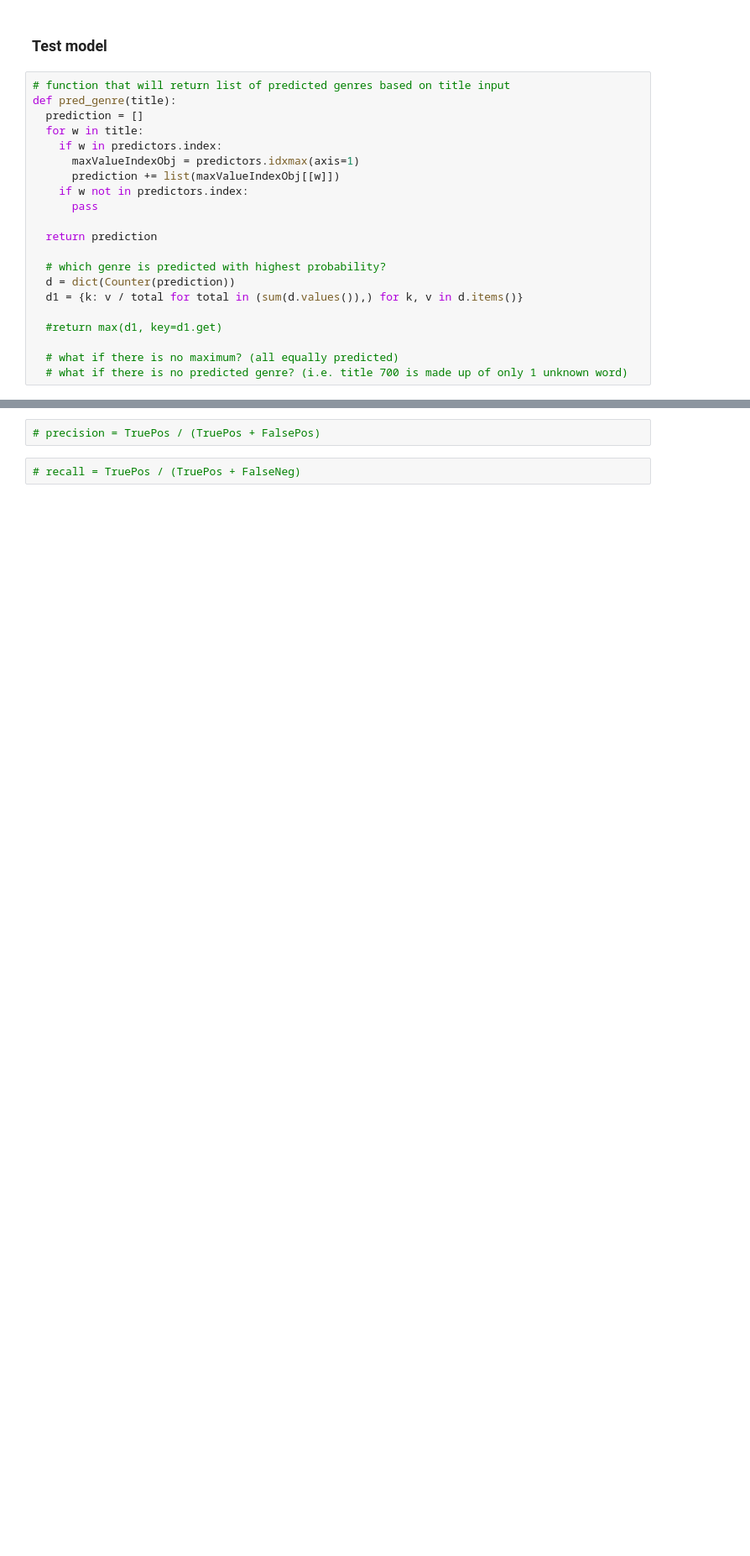
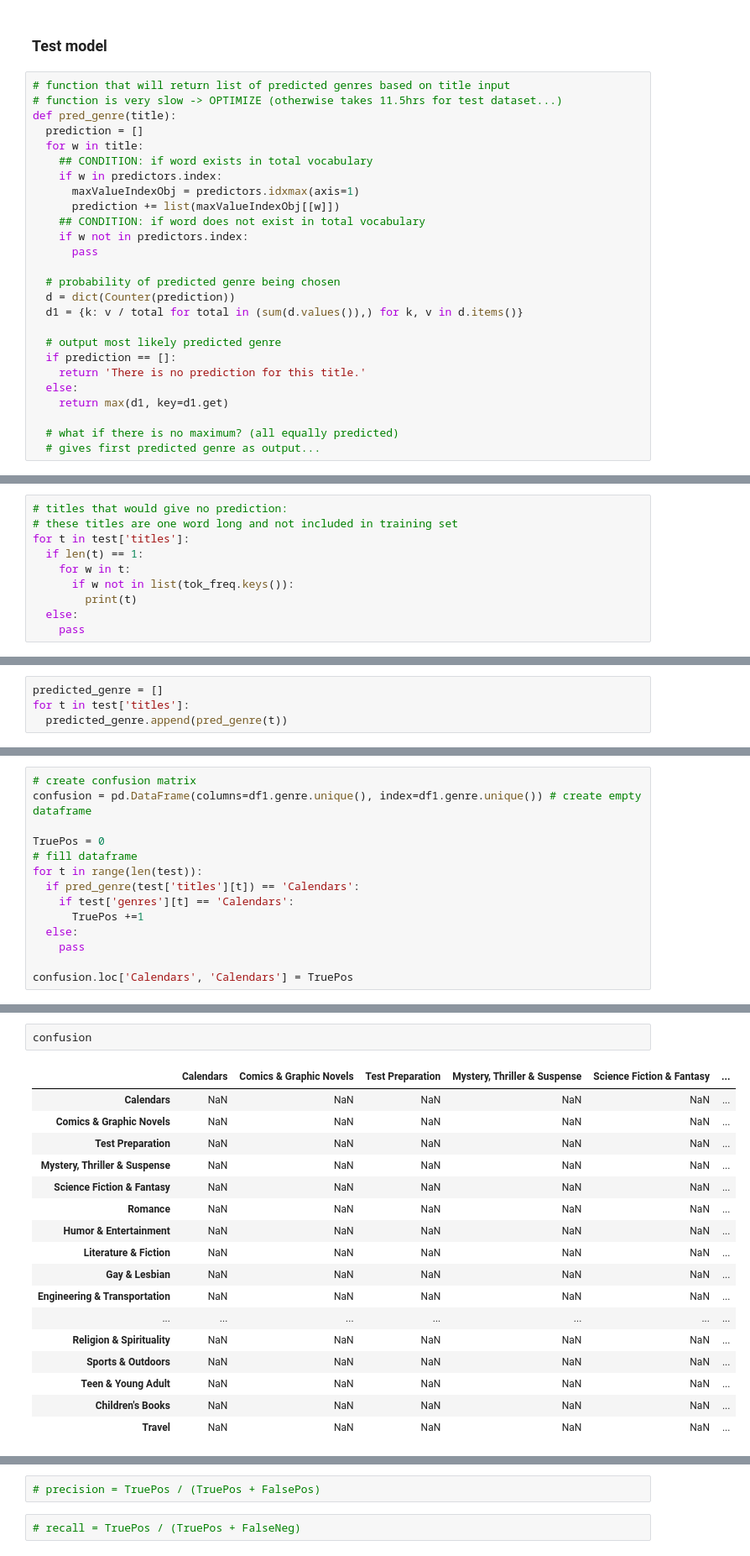
Before and after one commit to feliciahf/NLP-Project, a Jupyter notebook: amazon/colab_FH.ipynb, the cells around one changed output, grey strips where cells are left out. Shown at 84% size. Cells and saved outputs as stored; diff of their text form; blank space fills up the shorter version.

Commit message:
Creating confusion matrix

```diff
--- a/amazon/colab_FH.ipynb
+++ b/amazon/colab_FH.ipynb
@@ -510,24 +510,29 @@ print(list(maxValueIndexObj[["highest"]]))
 ### Test model
 # %%
 # function that will return list of predicted genres based on title input
+# function is very slow -> OPTIMIZE (otherwise takes 11.5hrs for test dataset...)
 def pred_genre(title):
   prediction = []
   for w in title:
+    ## CONDITION: if word exists in total vocabulary
     if w in predictors.index:
       maxValueIndexObj = predictors.idxmax(axis=1)
       prediction += list(maxValueIndexObj[[w]])
+    ## CONDITION: if word does not exist in total vocabulary
     if w not in predictors.index:
       pass
 
-  return prediction
-
-  # which genre is predicted with highest probability?
+  # probability of predicted genre being chosen
   d = dict(Counter(prediction))
   d1 = {k: v / total for total in (sum(d.values()),) for k, v in d.items()}
 
-  #return max(d1, key=d1.get)
+  # output most likely predicted genre
+  if prediction == []:
+    return 'There is no prediction for this title.'
+  else:
+    return max(d1, key=d1.get)
 
   # what if there is no maximum? (all equally predicted)
-  # what if there is no predicted genre? (i.e. title 700 is made up of only 1 unknown word)
+  # gives first predicted genre as output...
 # %%
 # predicted genre for first test title
@@ -545,0 +551,10 @@ test['titles'][700]
+# %%
+# titles that would give no prediction:
+# these titles are one word long and not included in training set
+for t in test['titles']:
+  if len(t) == 1:
+    for w in t:
+      if w not in list(tok_freq.keys()):
+        print(t)
+  else:
+    pass
@@ -545,0 +579,4 @@ test['titles'][700]
+# %%
+predicted_genre = []
+for t in test['titles']:
+  predicted_genre.append(pred_genre(t))
@@ -545,0 +589,14 @@ test['titles'][700]
+# %%
+# create confusion matrix
+confusion = pd.DataFrame(columns=df1.genre.unique(), index=df1.genre.unique()) # create empty dataframe
+
+TruePos = 0
+# fill dataframe
+for t in range(len(test)):
+  if pred_genre(test['titles'][t]) == 'Calendars':
+    if test['genres'][t] == 'Calendars':
+      TruePos +=1
+  else:
+    pass
+
+confusion.loc['Calendars', 'Calendars'] = TruePos
@@ -546 +605,21 @@ test['titles'][700]
+# %%
+confusion
+# %% [output]
+|  | Calendars | Comics & Graphic Novels | Test Preparation | Mystery, Thriller & Suspense | Science Fiction & Fantasy | ... |
+| Calendars | NaN | NaN | NaN | NaN | NaN | ... |
+| Comics & Graphic Novels | NaN | NaN | NaN | NaN | NaN | ... |
+| Test Preparation | NaN | NaN | NaN | NaN | NaN | ... |
+| Mystery, Thriller & Suspense | NaN | NaN | NaN | NaN | NaN | ... |
+| Science Fiction & Fantasy | NaN | NaN | NaN | NaN | NaN | ... |
+| Romance | NaN | NaN | NaN | NaN | NaN | ... |
+| Humor & Entertainment | NaN | NaN | NaN | NaN | NaN | ... |
+| Literature & Fiction | NaN | NaN | NaN | NaN | NaN | ... |
+| Gay & Lesbian | NaN | NaN | NaN | NaN | NaN | ... |
+| Engineering & Transportation | NaN | NaN | NaN | NaN | NaN | ... |
+| ... | ... | ... | ... | ... | ... | ... |
+| Religion & Spirituality | NaN | NaN | NaN | NaN | NaN | ... |
+| Sports & Outdoors | NaN | NaN | NaN | NaN | NaN | ... |
+| Teen & Young Adult | NaN | NaN | NaN | NaN | NaN | ... |
+| Children's Books | NaN | NaN | NaN | NaN | NaN | ... |
+| Travel | NaN | NaN | NaN | NaN | NaN | ... |
 # %%
```
Also changed, not shown: parts of 26 cells of this notebook.
